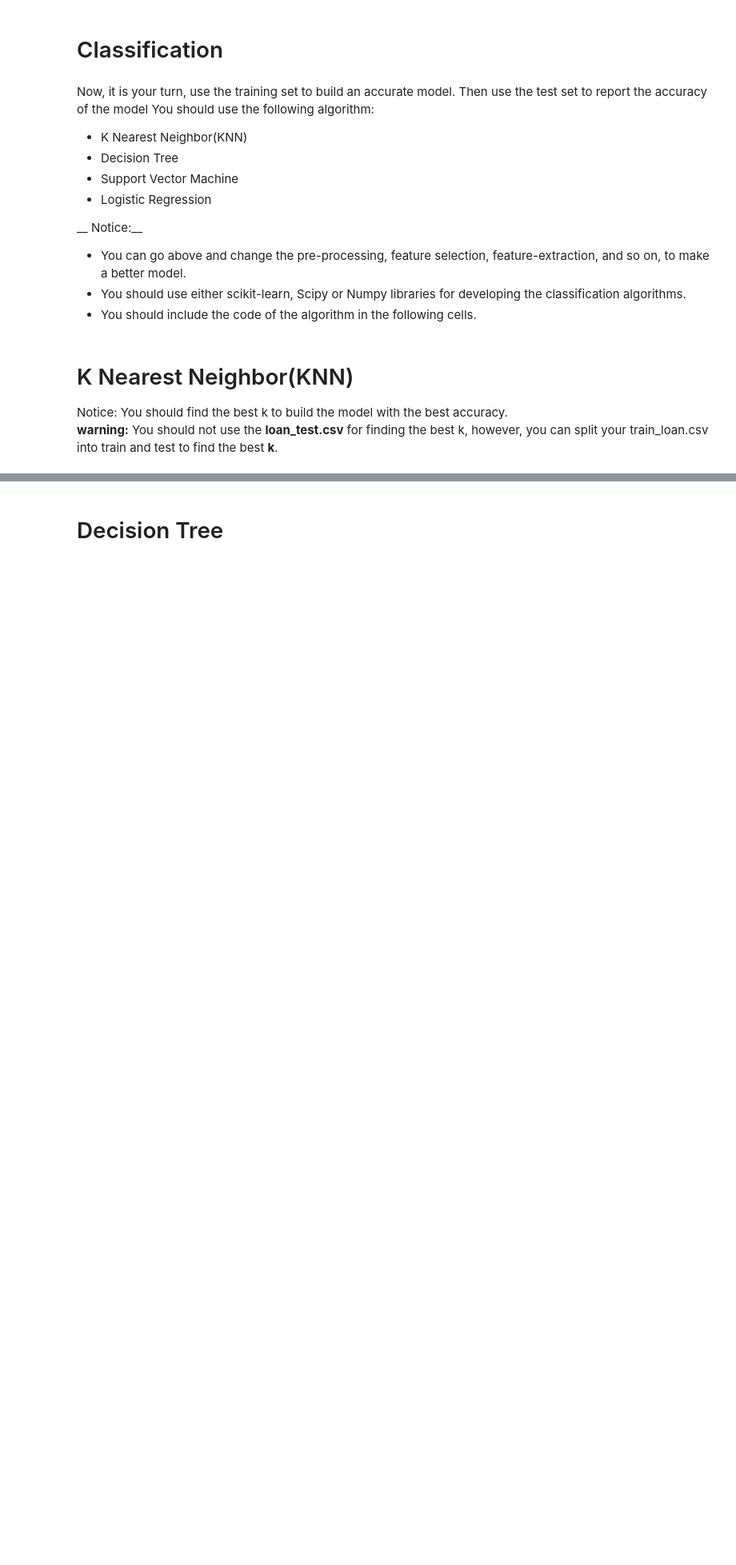
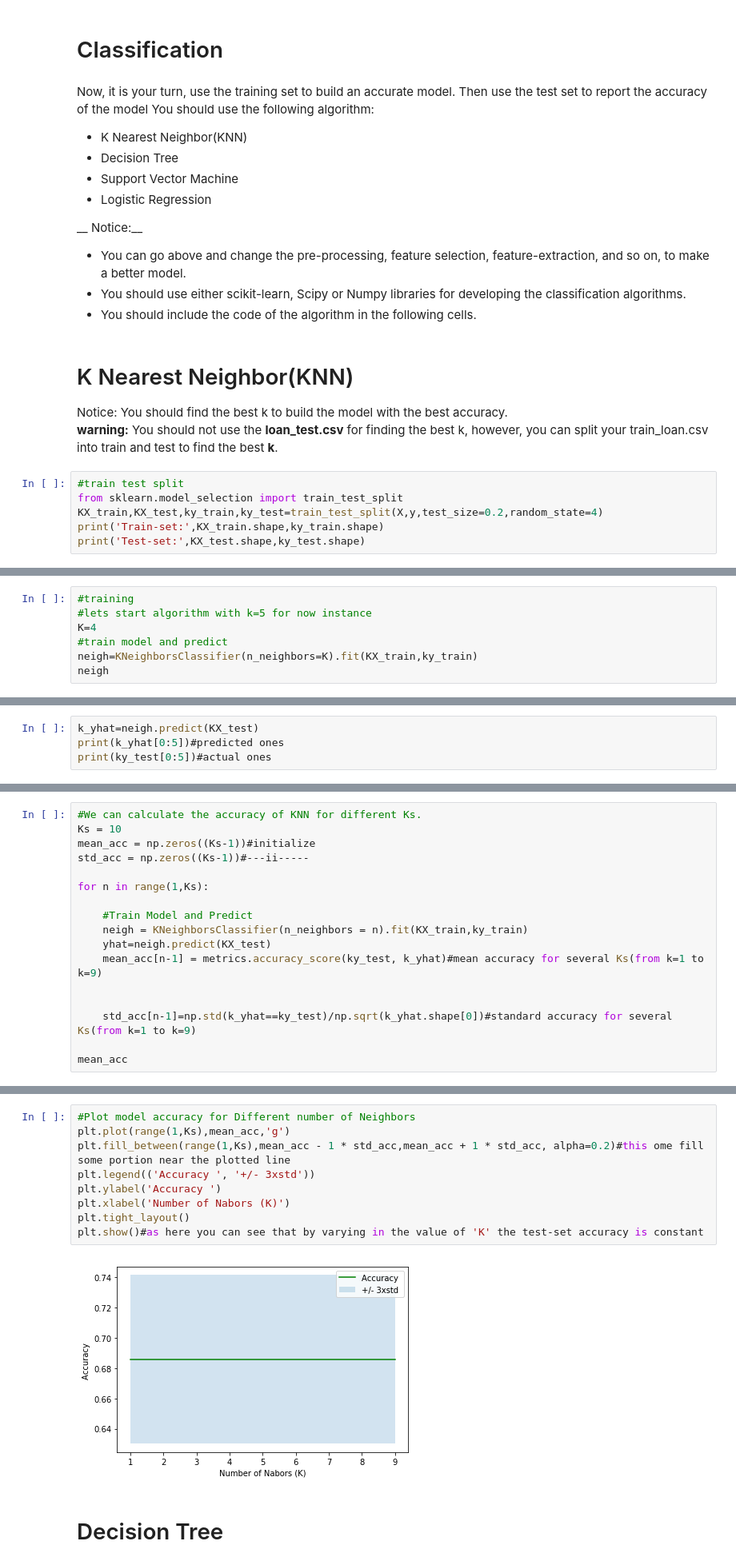
Before and after one commit to vvicky30/machine-learning, a Jupyter notebook: Best_recomm_sys.ipynb, the cells around one changed output, grey strips where cells are left out. Shown at 80% size. Saved outputs shown, nothing was run; the diff lists cells and outputs as text; blank space fills up the shorter version.

```diff
--- a/Best_recomm_sys.ipynb
+++ b/Best_recomm_sys.ipynb
@@ -284,3 +289,9 @@ __ Notice:__
 # K Nearest Neighbor(KNN)
 Notice: You should find the best k to build the model with the best accuracy.
 **warning:** You should not use the __loan_test.csv__ for finding the best k, however, you can split your train_loan.csv into train and test to find the best __k__.
+# %%
+#train test split
+from sklearn.model_selection import train_test_split
+KX_train,KX_test,ky_train,ky_test=train_test_split(X,y,test_size=0.2,random_state=4)
+print('Train-set:',KX_train.shape,ky_train.shape)
+print('Test-set:',KX_test.shape,ky_test.shape)
@@ -286,0 +308,7 @@ Notice: You should find the best k to build the model with the best accuracy.
+# %%
+#training
+#lets start algorithm with k=5 for now instance
+K=4
+#train model and predict
+neigh=KNeighborsClassifier(n_neighbors=K).fit(KX_train,ky_train)
+neigh
@@ -286,0 +319,4 @@ Notice: You should find the best k to build the model with the best accuracy.
+# %%
+k_yhat=neigh.predict(KX_test)
+print(k_yhat[0:5])#predicted ones
+print(ky_test[0:5])#actual ones
@@ -286,0 +334,17 @@ Notice: You should find the best k to build the model with the best accuracy.
+# %%
+#We can calculate the accuracy of KNN for different Ks.
+Ks = 10
+mean_acc = np.zeros((Ks-1))#initialize
+std_acc = np.zeros((Ks-1))#---ii-----
+
+for n in range(1,Ks):
+
+    #Train Model and Predict
+    neigh = KNeighborsClassifier(n_neighbors = n).fit(KX_train,ky_train)
+    yhat=neigh.predict(KX_test)
+    mean_acc[n-1] = metrics.accuracy_score(ky_test, k_yhat)#mean accuracy for several Ks(from k=1 to k=9)
+
+
+    std_acc[n-1]=np.std(k_yhat==ky_test)/np.sqrt(k_yhat.shape[0])#standard accuracy for several Ks(from k=1 to k=9)
+
+mean_acc
@@ -287,2 +353,13 @@ Notice: You should find the best k to build the model with the best accuracy.
+# %%
+#Plot model accuracy for Different number of Neighbors
+plt.plot(range(1,Ks),mean_acc,'g')
+plt.fill_between(range(1,Ks),mean_acc - 1 * std_acc,mean_acc + 1 * std_acc, alpha=0.2)#this ome fill some portion near the plotted line
+plt.legend(('Accuracy ', '+/- 3xstd'))
+plt.ylabel('Accuracy ')
+plt.xlabel('Number of Nabors (K)')
+plt.tight_layout()
+plt.show()#as here you can see that by varying in the value of 'K' the test-set accuracy is constant
+# %% [output]
+[figure, added]
 # %% [markdown]
 # Decision Tree
```
Also changed, not shown: parts of 61 cells of this notebook.
